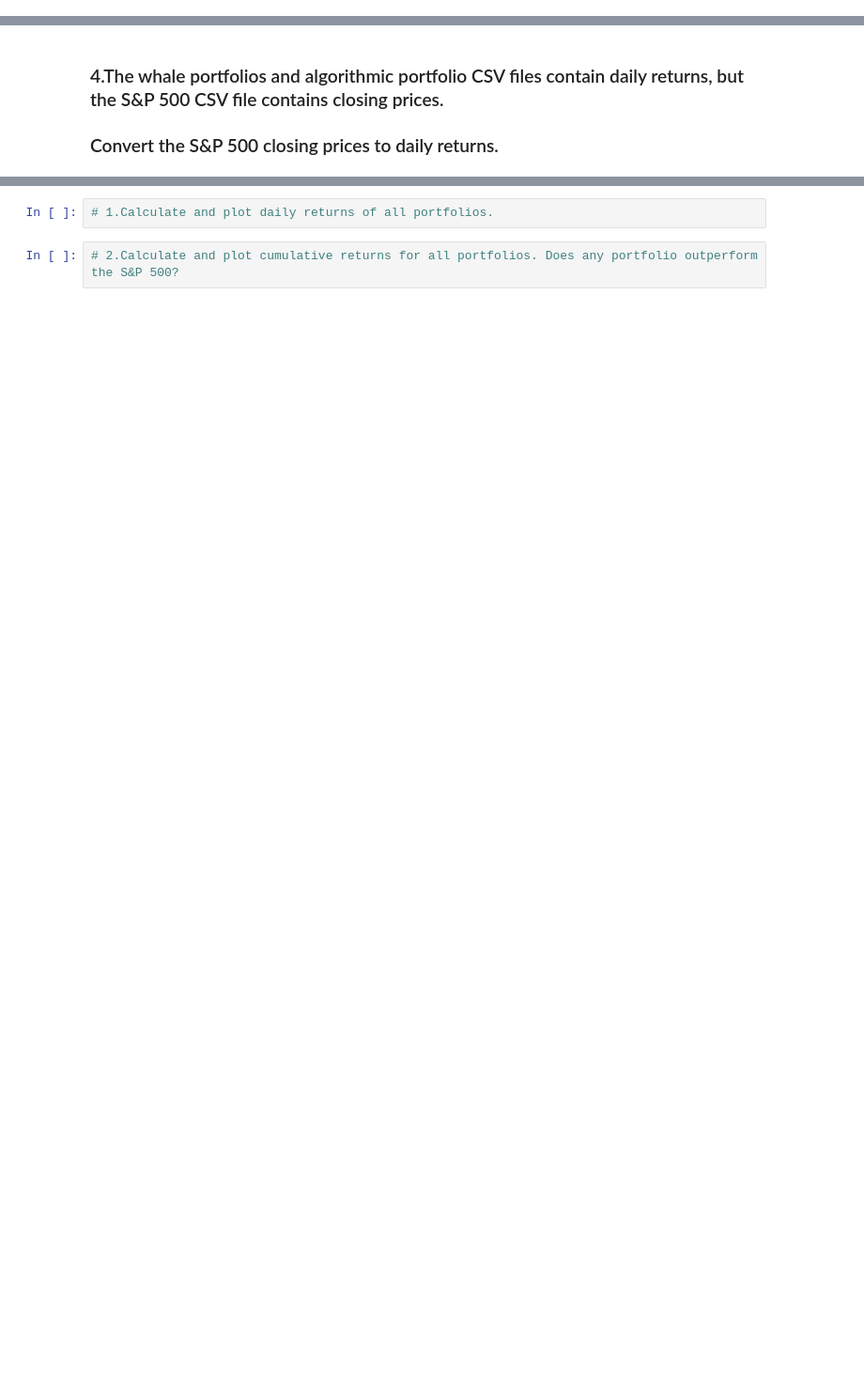
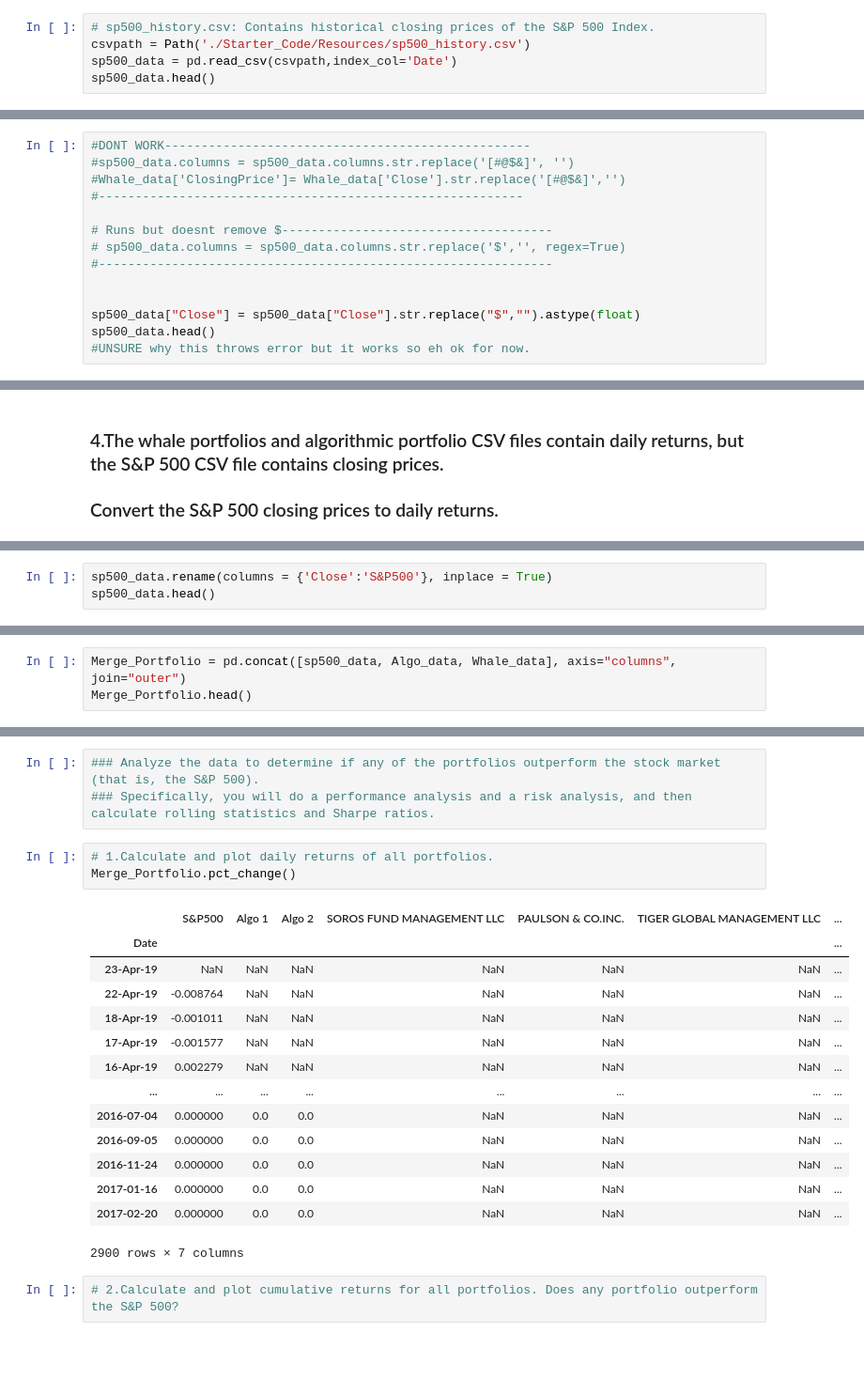
Before and after one commit to JeepCannon/Module4_Challenge, a Jupyter notebook: Mod4_Challenge.ipynb, the cells around one changed output, grey strips where cells are left out. Shown: that part at 94% size. Saved outputs shown, nothing was run; the diff lists cells and outputs as text; blank space fills up the shorter version.

```diff
--- a/Mod4_Challenge.ipynb
+++ b/Mod4_Challenge.ipynb
@@ -38,0 +42,5 @@ pandas.core.frame.DataFrame
+# %%
+# sp500_history.csv: Contains historical closing prices of the S&P 500 Index.
+csvpath = Path('./Starter_Code/Resources/sp500_history.csv')
+sp500_data = pd.read_csv(csvpath,index_col='Date')
+sp500_data.head()
@@ -41,2 +122,16 @@ pandas.core.frame.DataFrame
 # %% [markdown]
 ### 3.Remove any non-numeric values (e.g., dollar signs) from the DataFrames and convert the data types as needed.
+# %%
+#DONT WORK--------------------------------------------------
+#sp500_data.columns = sp500_data.columns.str.replace('[#@$&]', '')
+#Whale_data['ClosingPrice']= Whale_data['Close'].str.replace('[#@$&]','')
+#----------------------------------------------------------
+
+# Runs but doesnt remove $-------------------------------------
+# sp500_data.columns = sp500_data.columns.str.replace('$','', regex=True)
+#--------------------------------------------------------------
+
+
+sp500_data["Close"] = sp500_data["Close"].str.replace("$","").astype(float)
+sp500_data.head()
+#UNSURE why this throws error but it works so eh ok for now.
@@ -45,0 +166,3 @@ pandas.core.frame.DataFrame
+# %%
+sp500_data.rename(columns = {'Close':'S&P500'}, inplace = True)
+sp500_data.head()
@@ -51,0 +179,3 @@ pandas.core.frame.DataFrame
+# %%
+Merge_Portfolio = pd.concat([sp500_data, Algo_data, Whale_data], axis="columns", join="outer")
+Merge_Portfolio.head()
@@ -52,5 +202,24 @@ pandas.core.frame.DataFrame
+# %%
+### Analyze the data to determine if any of the portfolios outperform the stock market (that is, the S&P 500).
+### Specifically, you will do a performance analysis and a risk analysis, and then calculate rolling statistics and Sharpe ratios.
 # %%
 # 1.Calculate and plot daily returns of all portfolios.
+Merge_Portfolio.pct_change()
+# %% [output]
+|  | S&P500 | Algo 1 | Algo 2 | SOROS FUND MANAGEMENT LLC | PAULSON & CO.INC. | TIGER GLOBAL MANAGEMENT LLC | ... |
+| Date |  |  |  |  |  |  | ... |
+| 23-Apr-19 | NaN | NaN | NaN | NaN | NaN | NaN | ... |
+| 22-Apr-19 | -0.008764 | NaN | NaN | NaN | NaN | NaN | ... |
+| 18-Apr-19 | -0.001011 | NaN | NaN | NaN | NaN | NaN | ... |
+| 17-Apr-19 | -0.001577 | NaN | NaN | NaN | NaN | NaN | ... |
+| 16-Apr-19 | 0.002279 | NaN | NaN | NaN | NaN | NaN | ... |
+| ... | ... | ... | ... | ... | ... | ... | ... |
+| 2016-07-04 | 0.000000 | 0.0 | 0.0 | NaN | NaN | NaN | ... |
+| 2016-09-05 | 0.000000 | 0.0 | 0.0 | NaN | NaN | NaN | ... |
+| 2016-11-24 | 0.000000 | 0.0 | 0.0 | NaN | NaN | NaN | ... |
+| 2017-01-16 | 0.000000 | 0.0 | 0.0 | NaN | NaN | NaN | ... |
+| 2017-02-20 | 0.000000 | 0.0 | 0.0 | NaN | NaN | NaN | ... |
+2900 rows × 7 columns
 # %%
 # 2.Calculate and plot cumulative returns for all portfolios. Does any portfolio outperform the S&P 500?
 # %% [markdown]
```
Also changed, not shown: parts of 23 cells of this notebook.
